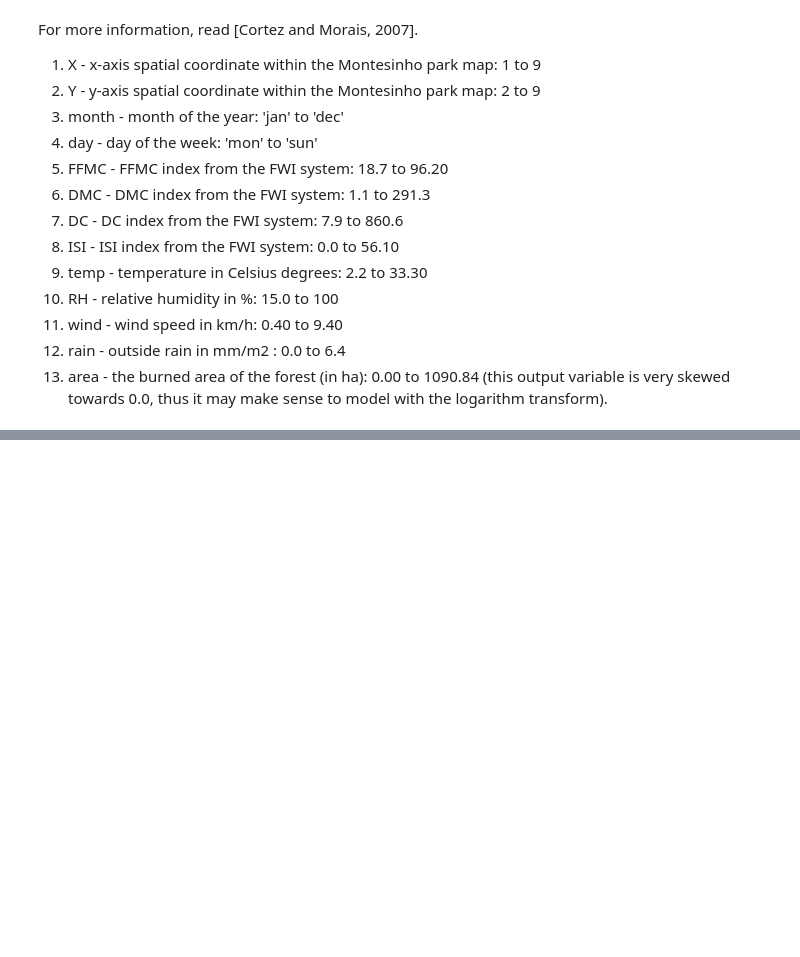
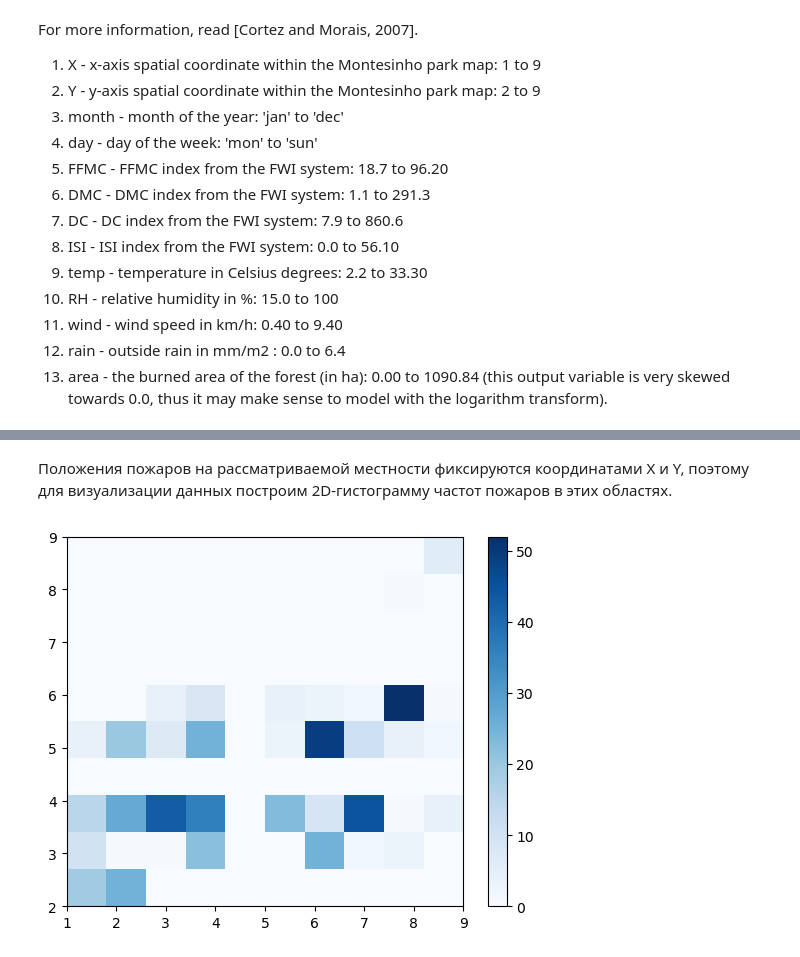
Before and after one commit to kisnikser/Machine-Learning-Seminars, a Jupyter notebook: hw1/hw1.ipynb, the cells around one changed output, grey strips where cells are left out. Cells and saved outputs as stored; diff of their text form; code cells hidden in the pictures; blank space fills up the shorter version.

```diff
--- a/hw1/hw1.ipynb
+++ b/hw1/hw1.ipynb
@@ -103,0 +203,8 @@ data['area'].hist(bins=40)
+# %% [markdown]
+Положения пожаров на рассматриваемой местности фиксируются координатами X и Y, поэтому для визуализации данных построим 2D-гистограмму частот пожаров в этих областях.
+# %%
+plt.hist2d(data['X'], data['Y'], cmap='Blues')
+plt.colorbar()
+plt.show()
+# %% [output]
+[figure, added]
```
Also changed, not shown: parts of 95 cells of this notebook.
